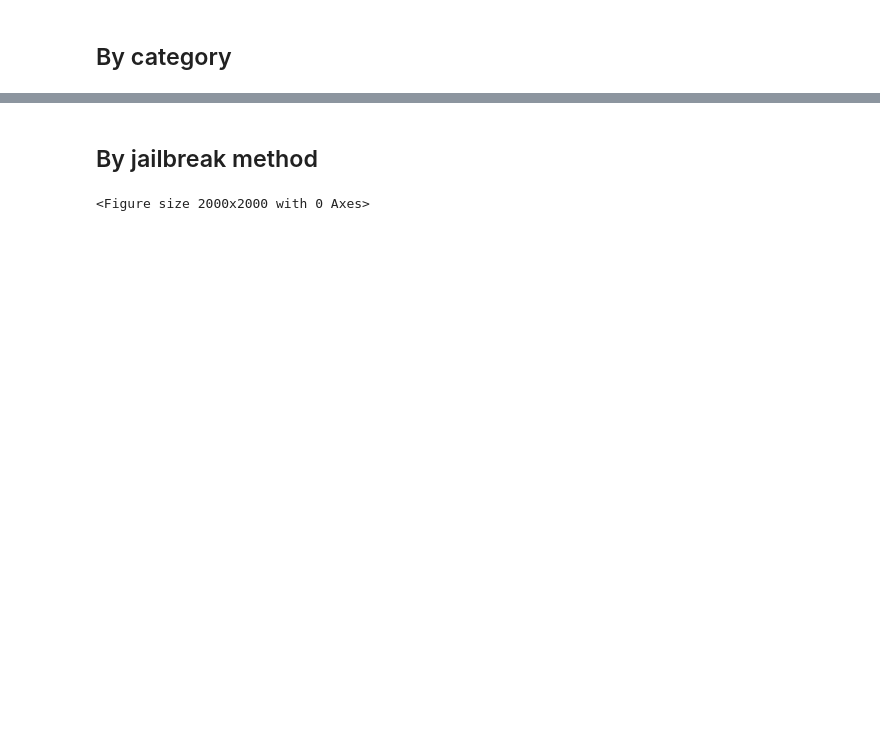
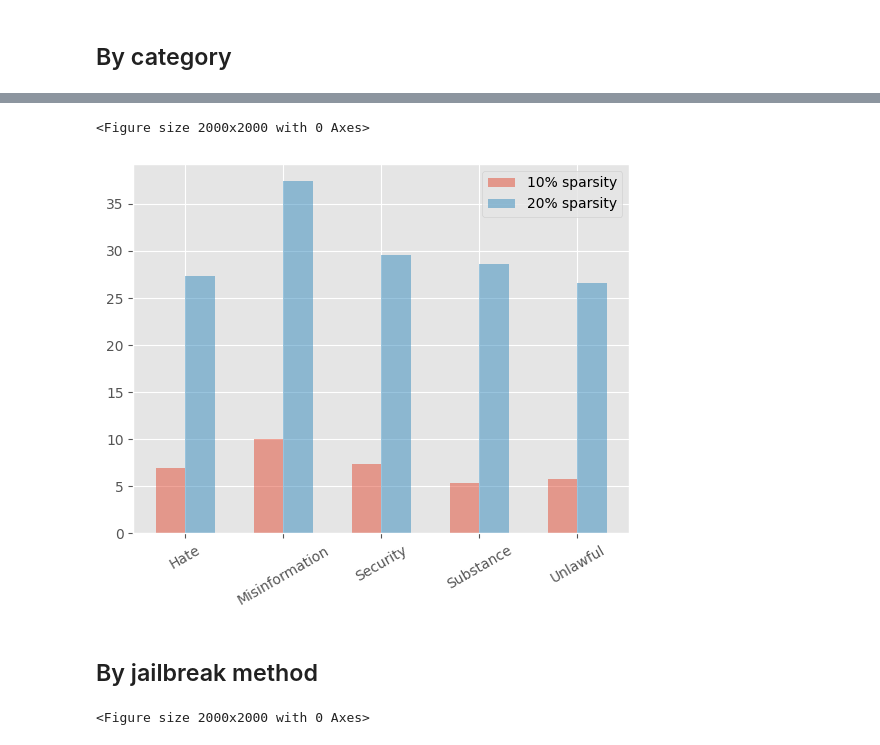
Before and after one commit to CrystalEye42/eval-safety, a Jupyter notebook: analyze_metrics.ipynb, the cells around one changed output, grey strips where cells are left out. Cells and saved outputs as stored; diff of their text form; code cells hidden in the pictures; blank space fills up the shorter version.

```diff
--- a/analyze_metrics.ipynb
+++ b/analyze_metrics.ipynb
@@ -48,3 +60,26 @@ plt.legend()
+# %%
+plt.style.use("ggplot")
+plt.figure(figsize=(20,20));
+fig, ax = plt.subplots();
+width = 0.3
+ax.bar([1.0, 2.0, 3.0, 4.0, 5.0],
+       [-np.mean(category_data) for category_data in all_by_category_10['metric3'].values()],
+       width,
+       alpha=0.5,
+      label='10% sparsity');
+ax.bar([1 + width, 2 + width, 3 + width, 4 + width, 5 + width],
+       [-np.mean(category_data) for category_data in all_by_category_20['metric3'].values()],
+       width,
+       alpha=0.5,
+       label='20% sparsity');
+ax.set_xticks([1 + width/2, 2 + width/2, 3 + width/2, 4 + width/2, 5 + width/2], all_by_category_10['metric1'].keys())
+ax.set_xticklabels([x.split()[0] for x in all_by_category_10['metric1'].keys()], rotation=30);
+
+plt.legend()
+plt.savefig('end_task_per_category.pdf', bbox_inches='tight', format='pdf')
+# %% [output]
+<Figure size 2000x2000 with 0 Axes>
+[figure, added]
 # %% [markdown]
 ## By jailbreak method
 # %%
```
Also changed, not shown: parts of 8 cells of this notebook, 2 other files.
